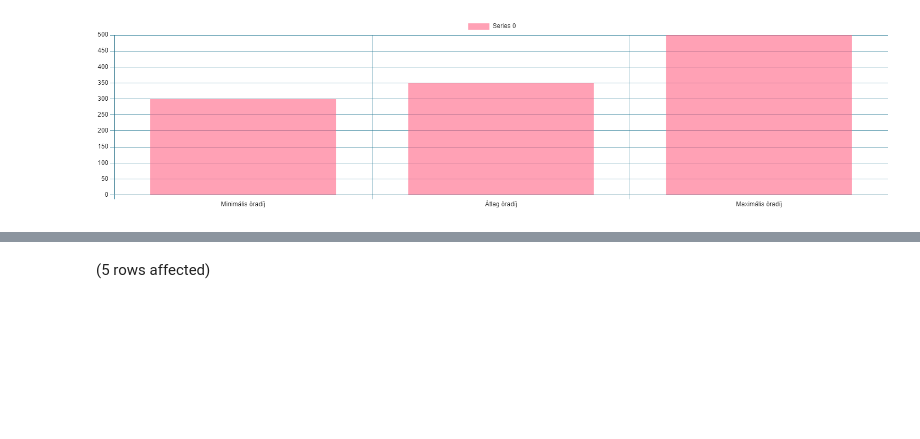
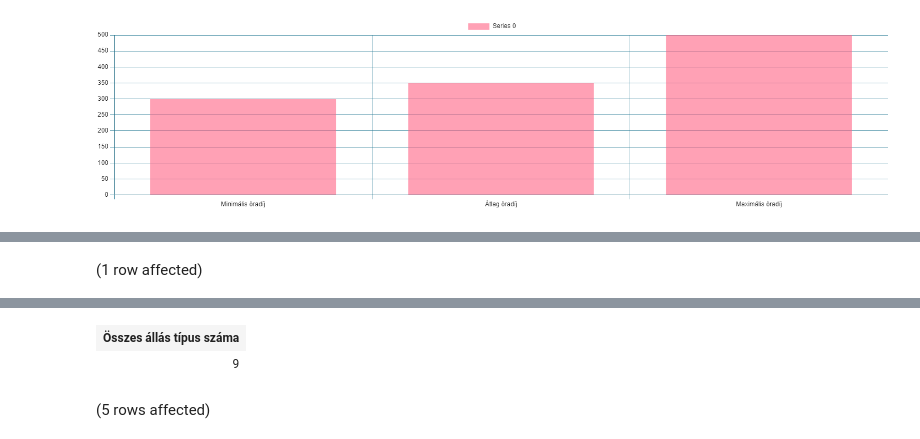
Before and after one commit to EilesKr/Adatbazis, a Jupyter notebook: Hazi1.ipynb, the cells around one changed output, grey strips where cells are left out. Cells and saved outputs as stored; diff of their text form; code cells hidden in the pictures; blank space fills up the shorter version.

```diff
--- a/Hazi1.ipynb
+++ b/Hazi1.ipynb
@@ -13,0 +35,6 @@ Total execution time: 00:00:00.021
+# %%
+SELECT COUNT(DISTINCT allas) 'Összes állás típus száma'
+FROM munka
+WHERE allas IS NOT NULL
+# %% [output]
+(1 row affected)
@@ -14,3 +42,5 @@ Total execution time: 00:00:00.021
+| Összes állás típus száma |
+| 9 |
 # %%
 SELECT allas 'Állás neve',
        COUNT(*) 'Betöltetlen állások száma'
```
Also changed, not shown: parts of 4 cells of this notebook.
